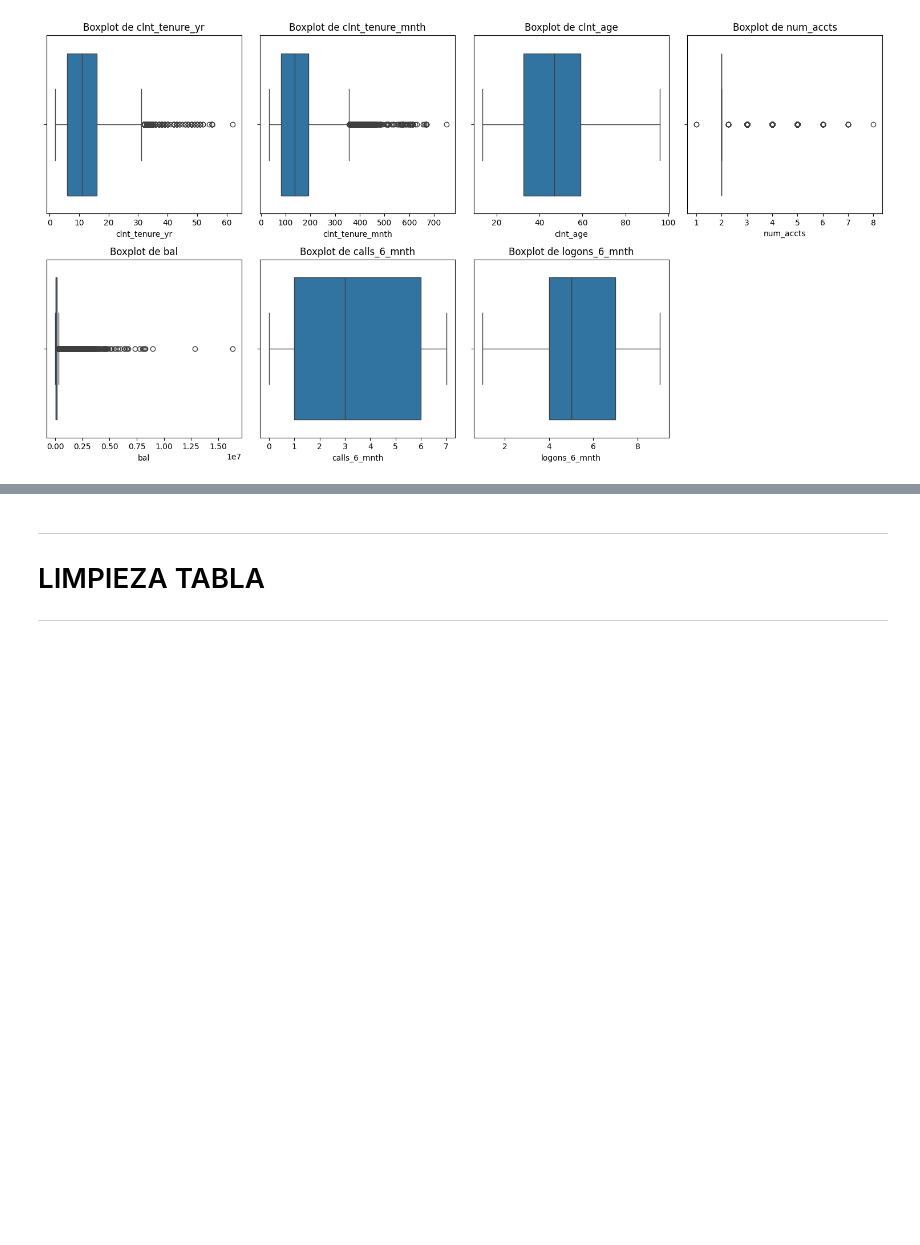
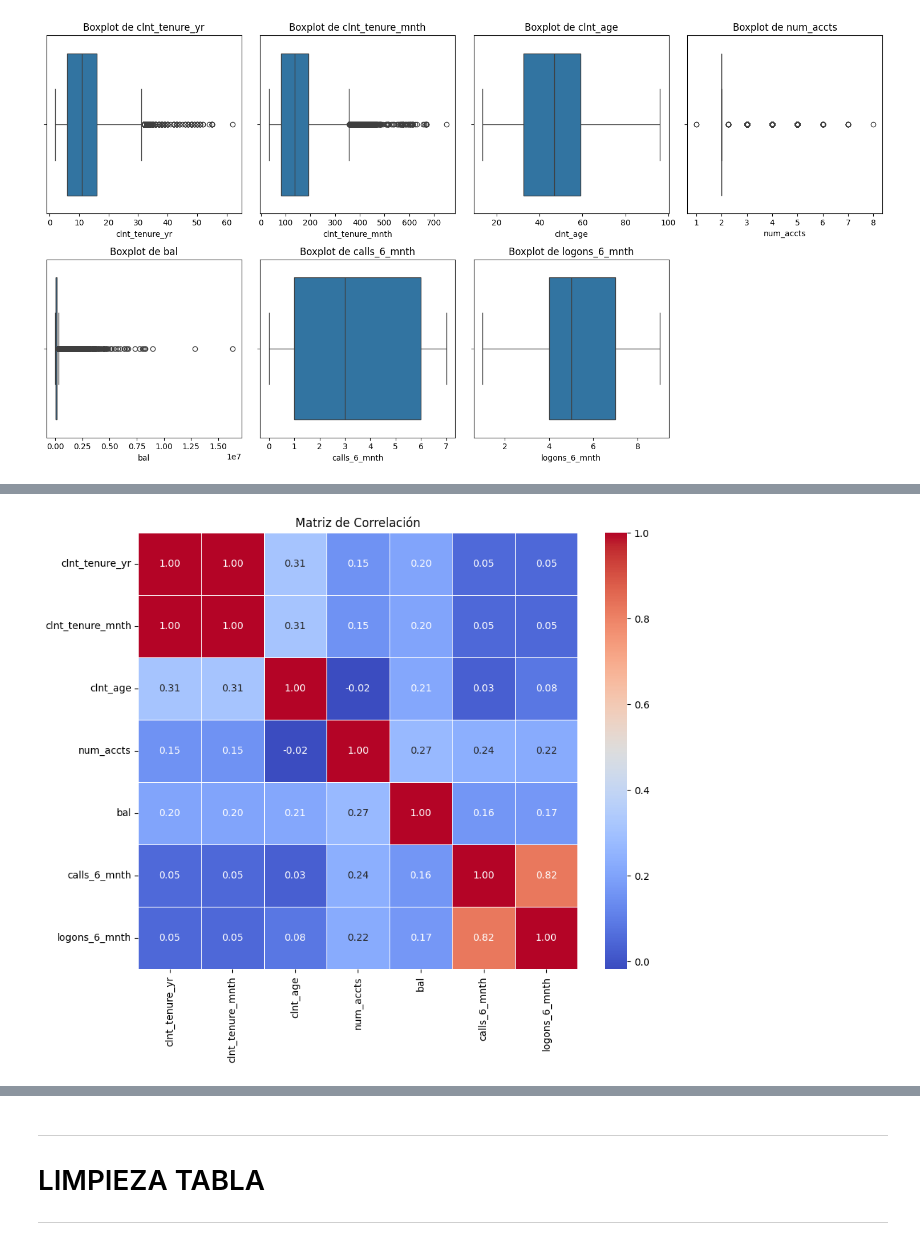
Before and after one commit to Ivannnsr/customer-experience-team-vanguard, a Jupyter notebook: Limpieza_de_Datos.ipynb, the cells around one changed output, grey strips where cells are left out. Cells and saved outputs as stored; diff of their text form; code cells hidden in the pictures; blank space fills up the shorter version.

```diff
--- a/Limpieza_de_Datos.ipynb
+++ b/Limpieza_de_Datos.ipynb
@@ -128,0 +146,11 @@ plt.show()
+# %%
+# Matriz de correlación
+corr_matrix = df_final_demo[numeric_cols].corr()
+
+# Visualizar la matriz de correlación
+plt.figure(figsize=(10, 8))
+sns.heatmap(corr_matrix, annot=True, cmap='coolwarm', fmt='.2f', linewidths=0.5)
+plt.title('Matriz de Correlación')
+plt.show()
+# %% [output]
+[figure, added]
```
Also changed, not shown: parts of 2 cells of this notebook.
